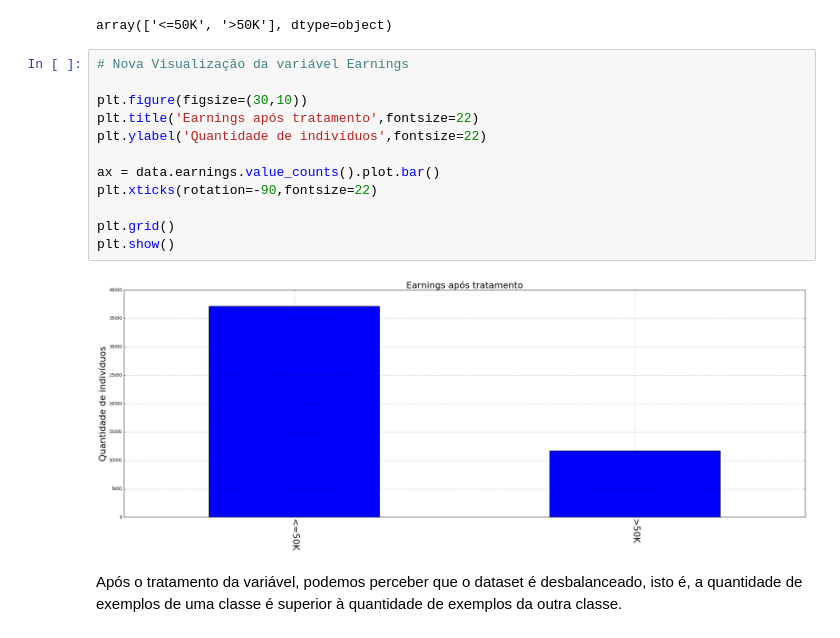
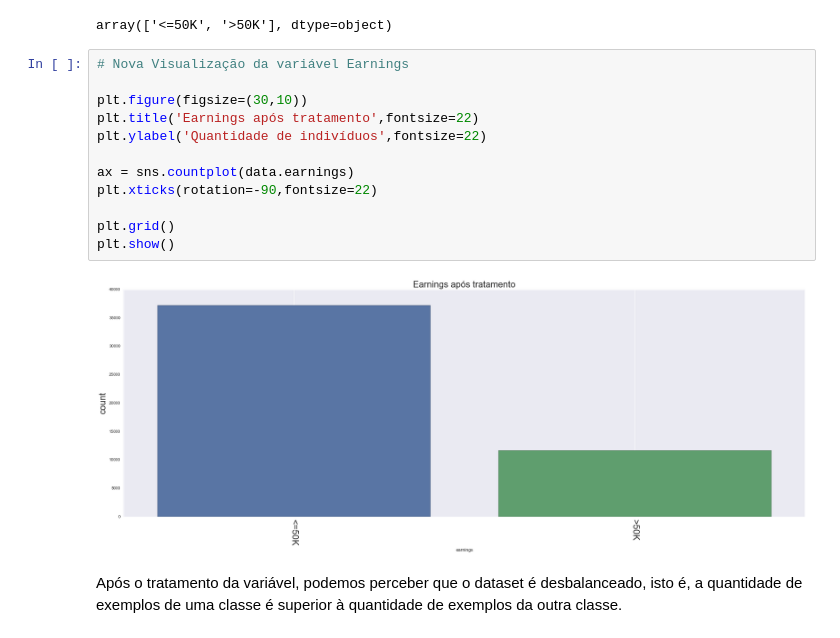
Before and after one commit to gustavo-mn/adult-dataset, a Jupyter notebook: Trabalho.ipynb, the cells around one changed output. Drawn from its saved outputs; the diff is of its cells as text.

```diff
--- a/Trabalho.ipynb
+++ b/Trabalho.ipynb
@@ -320,17 +305,17 @@ array(['<=50K', '>50K'], dtype=object)
 # %%
 # Nova Visualização da variável Earnings
 
 plt.figure(figsize=(30,10))
 plt.title('Earnings após tratamento',fontsize=22)
 plt.ylabel('Quantidade de indivíduos',fontsize=22)
 
-ax = data.earnings.value_counts().plot.bar()
+ax = sns.countplot(data.earnings)
 plt.xticks(rotation=-90,fontsize=22)
 
 plt.grid()
 plt.show()
 # %% [output]
-[figure, old version]
+[figure, new version]
 # %% [markdown]
 Após o tratamento da variável, podemos perceber que o dataset é desbalanceado, isto é, a quantidade de exemplos de uma classe é superior à quantidade de exemplos da outra classe.
 # %% [markdown]
```
Also changed, not shown: parts of 68 cells of this notebook.
